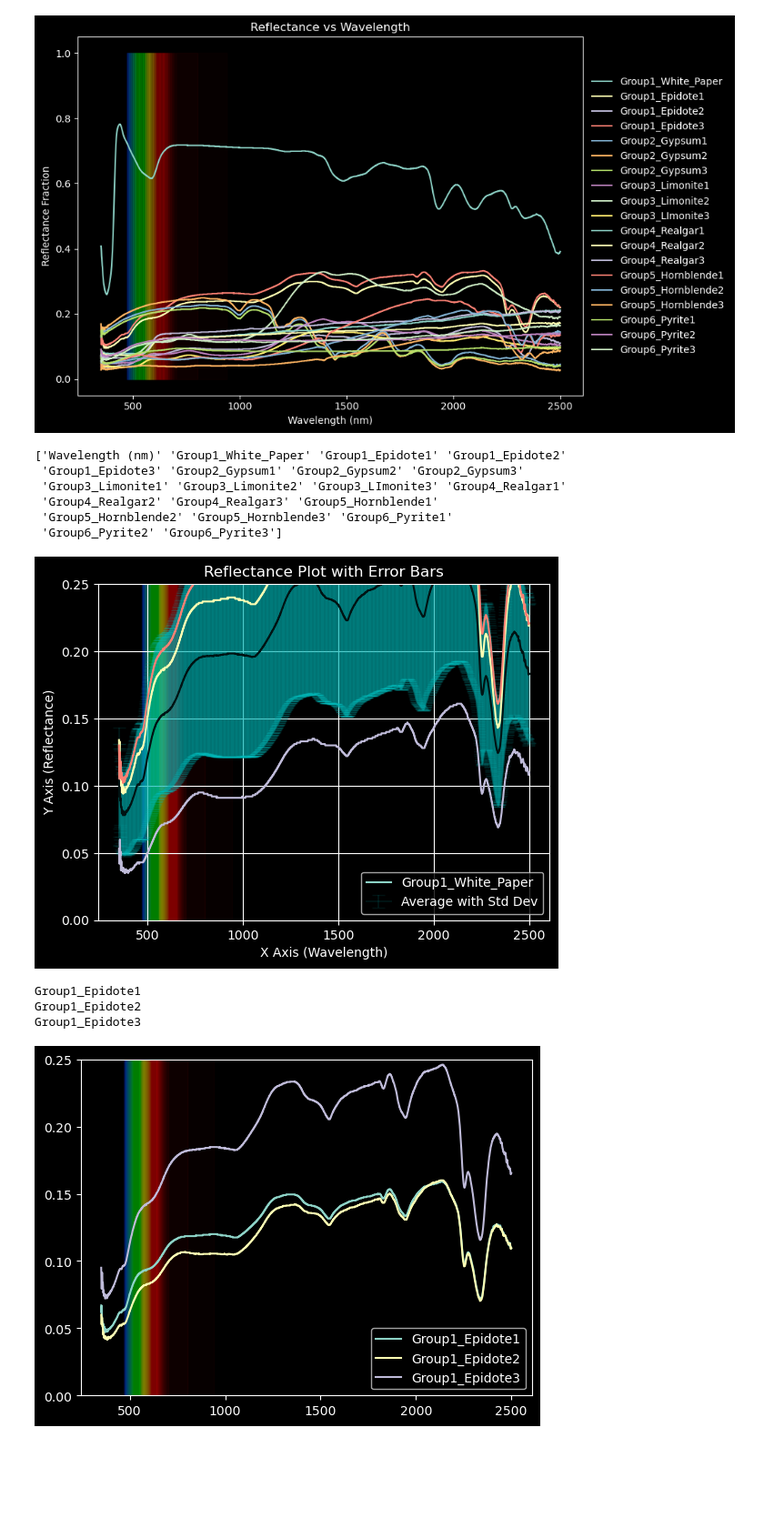
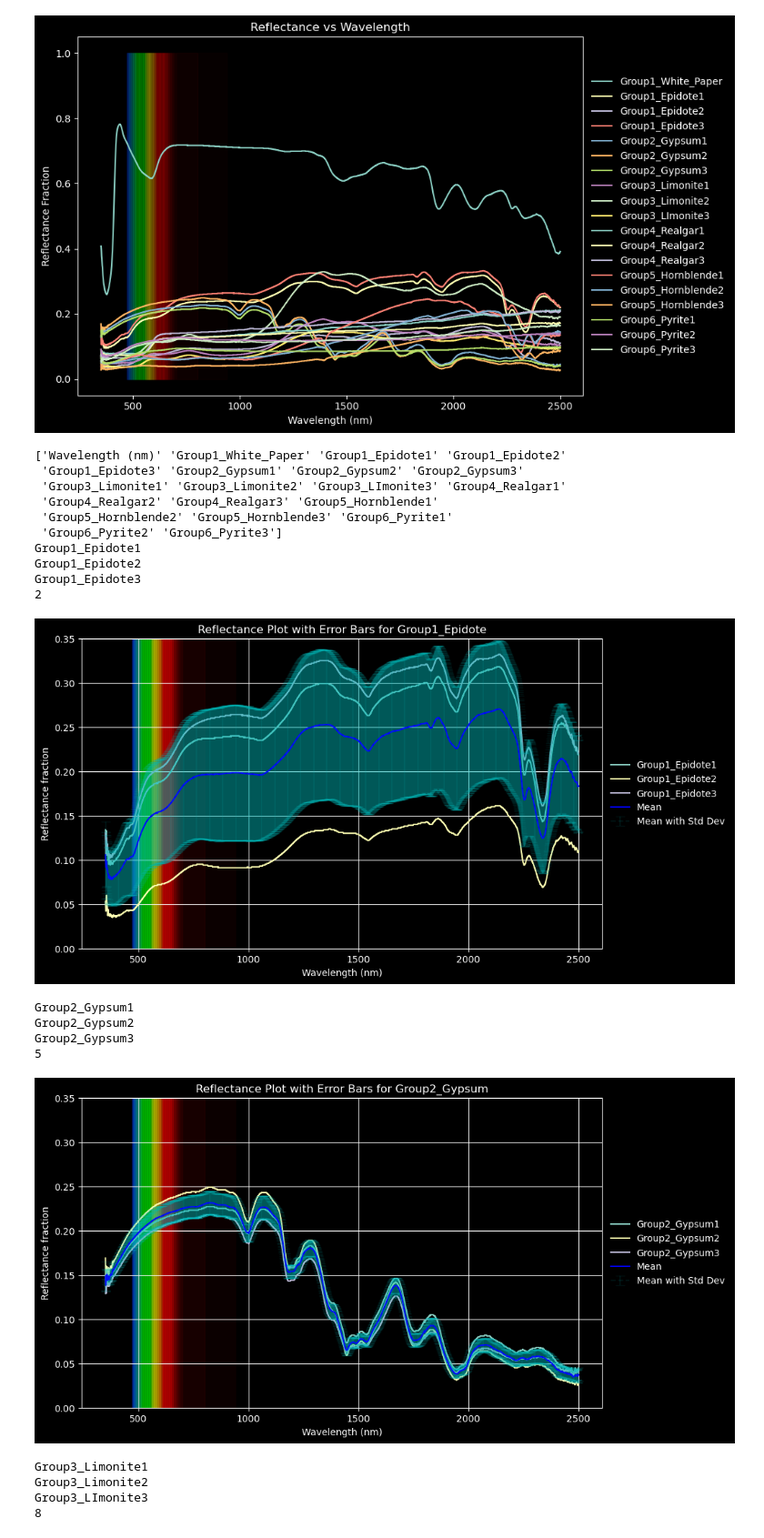
Before and after one commit to ashwin-r-k/SpaceInstrumentationLAB_IITK, a Jupyter notebook: lab2.ipynb, the cells around one changed output. Shown at 91% size. Cells and saved outputs as stored; diff of their text form; code cells hidden in the pictures; blank space fills up the shorter version.

Commit message:
error

```diff
--- a/lab2.ipynb
+++ b/lab2.ipynb
@@ -365,82 +337,58 @@ def plt_spec():
     # Loop over each color range and create a rectangle with the corresponding color
     for color, (start_wl, end_wl) in color_ranges.items():
         plt.fill_between(x, y, where=(x >= start_wl) & (x <= end_wl), color=color_map[color], alpha=0.2)#, label=f"{start}-{end} nm")
 
     plt.figsize=(10, 7)
 
 
 list_lambda = df[df.columns.values[0]].values
-plt.plot(list_lambda,df[df.columns.values[1]].values,label=df.columns.values[1])
-
-plot3_errr(list_lambda,df[df.columns.values[2]].values,df[df.columns.values[3]].values,df[df.columns.values[4]].values)
+plt.show()
 
 j=0
 k=2
 avg=0
+plt.figure(figsize=(10, 6))
 for i in df.columns.values[2:]:
+
     j=j+1
-    avg = (df[i].values + avg)/2
     print(i)
-    plt.plot(list_lambda,avg,label=i)
+    plt.plot(list_lambda,df[i].values,label=i)
+
     if j >= 3:
-        plt.ylim(0,0.1+max(avg))
-        plt.ylim(0,0.25)
-
         plt_spec()
-        # Set the axis limits and labels
-        ax.set_xlabel("Wavelength (nm)")
-        ax.set_ylabel("Reflectance Fraction")
-
-        #ax.set_yticks([])  # Remove y-axis ticks
-        ax.set_title("")
-
-        # Display the plot
-        plt.legend()
-        plt.show()
 
         j=0
         avg=0
         plot3_errr(list_lambda,df[df.columns.values[k]].values,df[df.columns.values[k+1]].values,df[df.columns.values[k+2]].values)
         print(k)
         k=k+3
-
-
-
-j=0
-avg=0
-for i in df.columns.values[2:]:
-    j=j+1
-    avg = (df[i].values + avg)/2
-    print(i)
-    if j >= 3:
-        plt.plot(list_lambda,avg,label=i)
-
-        j=0
-        avg=0
-
-
-plt.ylim(0,0.25)
-
-# Set the axis limits and labels
-
-ax.set_xlabel("Wavelength (nm)")
-ax.set_ylabel("Reflectance Fraction")
-
-#ax.set_yticks([])  # Remove y-axis ticks
-ax.set_title("")
-plt_spec()
-# Display the plot
-plt.legend()
-plt.show()
+            # Customize the plot
+        plt.title(f'Reflectance Plot with Error Bars for {i[:-1]}')
+        plt.xlabel('Wavelength (nm)')
+        plt.ylabel('Reflectance fraction')
+        plt.legend(loc='center left', bbox_to_anchor=(1, 0.5), frameon=False)
+        plt.grid(True)
+        plt.ylim(0,0.35)
+        plt.show()
+        plt.figure(figsize=(10, 6))
 # %% [output]
 ['Wavelength (nm)' 'Group1_White_Paper' 'Group1_Epidote1' 'Group1_Epidote2'
  'Group1_Epidote3' 'Group2_Gypsum1' 'Group2_Gypsum2' 'Group2_Gypsum3'
  'Group3_Limonite1' 'Group3_Limonite2' 'Group3_LImonite3' 'Group4_Realgar1'
  'Group4_Realgar2' 'Group4_Realgar3' 'Group5_Hornblende1'
  'Group5_Hornblende2' 'Group5_Hornblende3' 'Group6_Pyrite1'
  'Group6_Pyrite2' 'Group6_Pyrite3']
+Group1_Epidote1
+Group1_Epidote2
+Group1_Epidote3
+2
-[figure, old version]
+[figure, new version]
-Group1_Epidote1
-Group1_Epidote2
-Group1_Epidote3
+Group2_Gypsum1
+Group2_Gypsum2
+Group2_Gypsum3
+5
-[figure, old version]
+[figure, new version]
+Group3_Limonite1
+Group3_Limonite2
+Group3_LImonite3
+8
```
Also changed, not shown: parts of 9 cells of this notebook, 9 other files.
